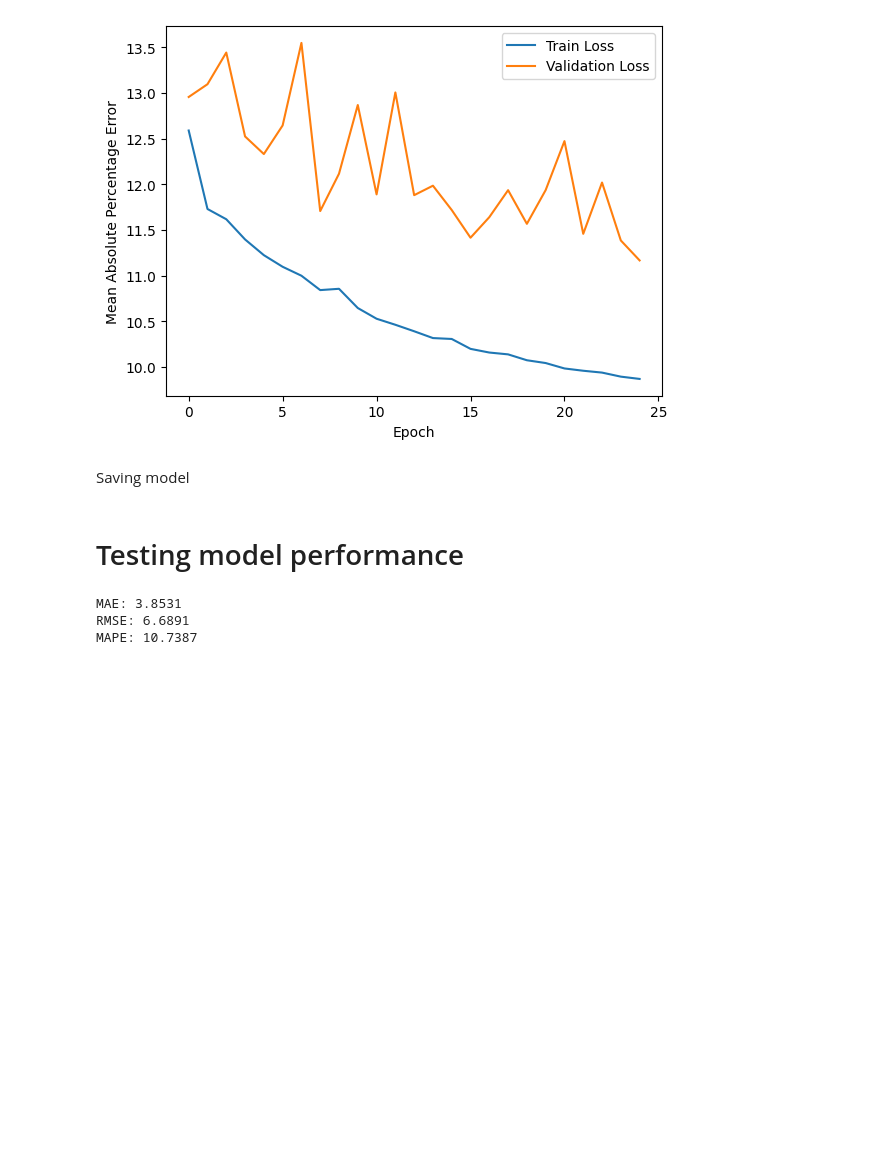
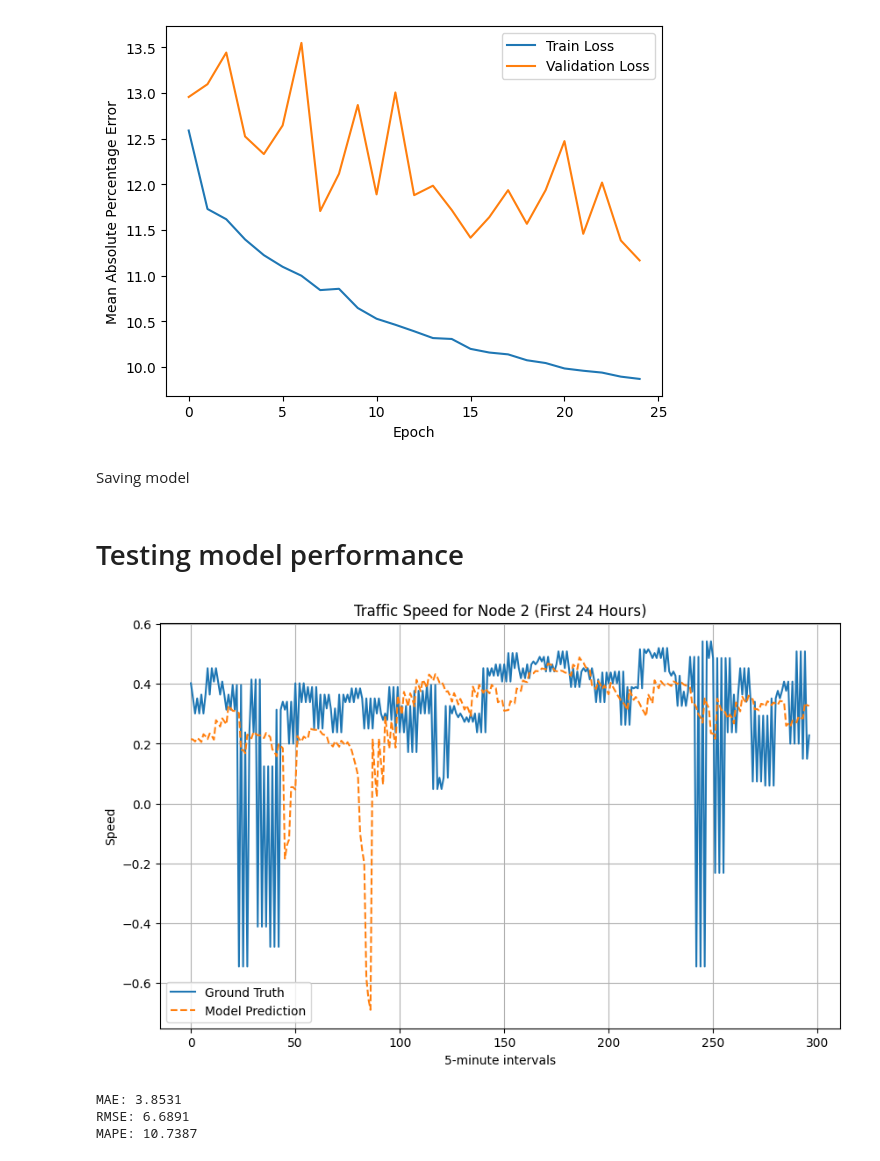
Before and after one commit to adrnabrm/traffic-prediction-GCNLSTM, a Jupyter notebook: FinalProject.ipynb, the cells around one changed output. Saved outputs shown, nothing was run; the diff lists cells and outputs as text; code cells hidden in the pictures; blank space fills up the shorter version.

```diff
--- a/FinalProject.ipynb
+++ b/FinalProject.ipynb
@@ -659,45 +662,82 @@ torch.save(model.state_dict(), "model.pt")
 # Testing model performance
 # %%
 def test_metrics(test_loader):
-  model.eval()
+    model.eval()
 
-  total_mae = 0
-  total_rmse = 0
-  total_mape = 0
-  samples = 0
+    total_mae = 0
+    total_rmse = 0
+    total_mape = 0
+    samples = 0
 
-  with torch.no_grad():
-    test_loader_bar = tqdm(test_loader, desc=f"Processing batch...", leave=True)
-    for data_batch, target_batch in test_loader_bar:
-      all_graphs = []
-      for x_seq in data_batch:
-        all_graphs.extend(x_seq)
+    with torch.no_grad():
+        test_loader_bar = tqdm(test_loader, desc="Processing batch...", leave=True)
 
-      for g in all_graphs:
-        g.x = g.x.to(device)
-        g.edge_index = g.edge_index.to(device)
-        g.edge_attr = g.edge_attr.to(device)
+        for data_batch, target_batch in test_loader_bar:
+            all_graphs = []
+            for x_seq in data_batch:
+                all_graphs.extend(x_seq)
 
-      batched_graphs = Batch.from_data_list(all_graphs)
-      preds = model(batched_graphs, batch_size=len(data_batch))
-      targets = target_batch.permute(0, 2, 1).to(device)
+            for g in all_graphs:
+                g.x = g.x.to(device)
+                g.edge_index = g.edge_index.to(device)
+                g.edge_attr = g.edge_attr.to(device)
 
-      mae, rmse, mape, preds_batch_size = compute_metrics(preds, targets)
+            batched_graphs = Batch.from_data_list(all_graphs)
+            preds = model(batched_graphs, batch_size=len(data_batch))
+            targets = target_batch.permute(0, 2, 1).to(device)
 
-      total_mae += mae
-      total_rmse += rmse
-      total_mape += mape
+            # Compute batch metrics
+            mae, rmse, mape, batch_size = compute_metrics(preds, targets)
+            total_mae += mae
+            total_rmse += rmse
+            total_mape += mape
+            samples += batch_size
 
-      samples += preds_batch_size
+    # convert all predicted and true values to CPU for plotting
+    preds_all = preds.detach().cpu().numpy()       # (batch_size, 207, 3)
+    targets_all = targets.detach().cpu().numpy()   # (batch_size, 207, 3)
+
+    # reshape from (batch, 207, 3) to (batch, 3x207)
+    preds_reshaped = preds_all.reshape(preds_all.shape[0], -1)
+    targets_reshaped = targets_all.reshape(targets_all.shape[0], -1)
+
+    # inverse transform
+    # preds_unscaled = y_scaler.inverse_transform(preds_reshaped)
+    # targets_unscaled = y_scaler.inverse_transform(targets_reshaped)
+
+    # reshape back to (batch, 207, 3)
+    preds_all = preds_reshaped.reshape(-1, 207, 3)
+    targets_all = targets_reshaped.reshape(-1, 207, 3)
+
+    # flatten to shape (num_samples * 3, 207)
+    preds_flat = preds_all.transpose(0, 2, 1).reshape(-1, 207)   # (N*3, 207)
+    y_flat = targets_all.transpose(0, 2, 1).reshape(-1, 207)     # (N*3, 207)
+
+    # select a node to visualize
+    node_idx = 2
+    y_node = y_flat[:, node_idx]
+    preds_node = preds_flat[:, node_idx]
+
+    # plot first 24 hours
+    plt.figure(figsize=(10, 6))
+    plt.plot(y_node, label="Ground Truth")
+    plt.plot(preds_node, label="Model Prediction", linestyle="--")
+    plt.title(f"Traffic Speed for Node {node_idx} (First 24 Hours)")
+    plt.xlabel("5-minute intervals")
+    plt.ylabel("Speed")
+    plt.legend()
+    plt.grid(True)
+    plt.show()
 
     return total_mae / samples, total_rmse / samples, total_mape / samples
 
 mae, rmse, mape = test_metrics(test_loader)
 print()
 print(f"MAE: {mae:.4f}")
 print(f"RMSE: {rmse:.4f}")
 print(f"MAPE: {mape:.4f}")
 # %% [output]
+[figure, added]
 MAE: 3.8531
 RMSE: 6.6891
 MAPE: 10.7387
```
Also changed, not shown: parts of 2 cells of this notebook.
